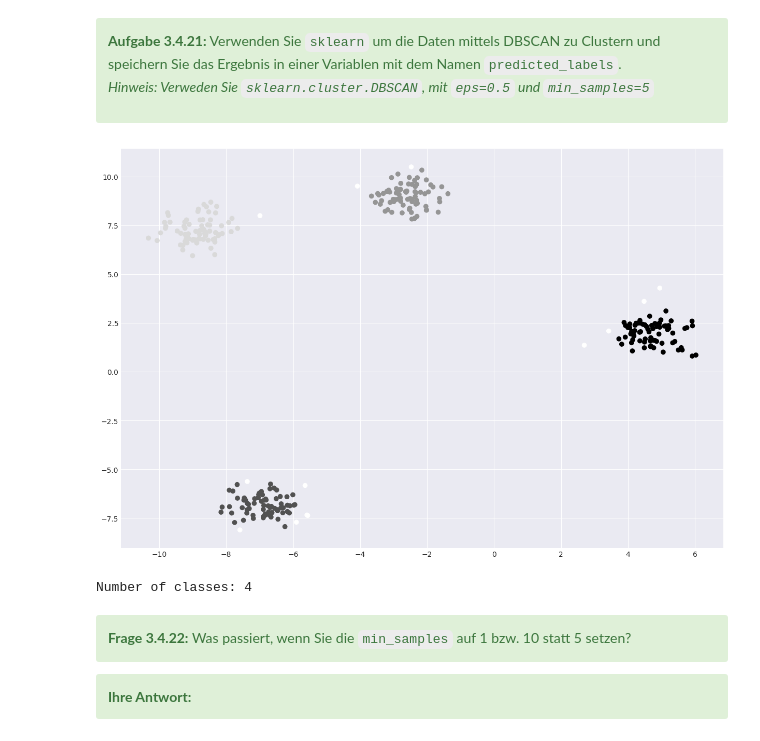
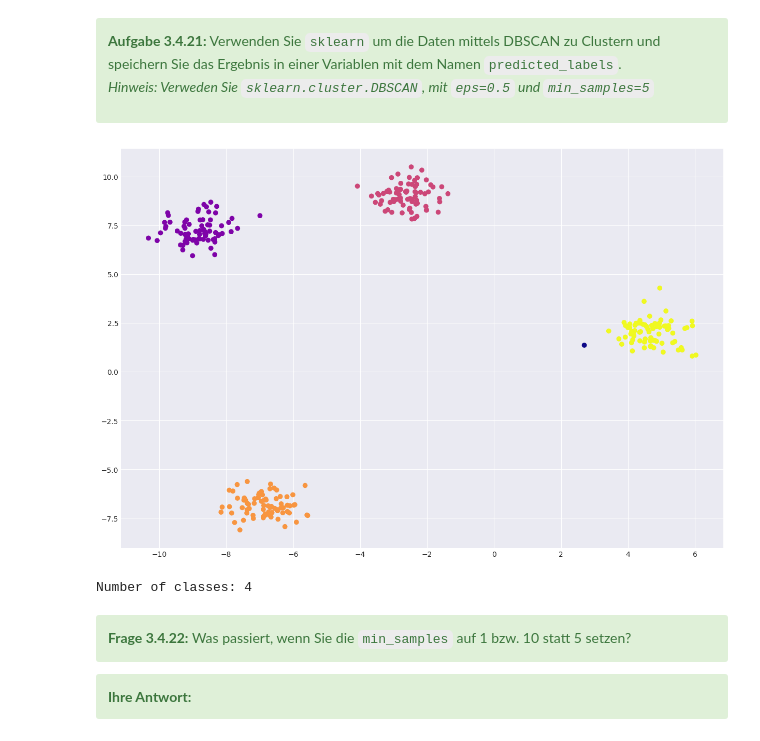
Before and after one commit to noambalul/AMALEA, a Jupyter notebook: Woche 3/4 K-Means-Clustering.ipynb, the cells around one changed output. Cells and saved outputs as stored; diff of their text form; code cells hidden in the pictures.

```diff
--- a/Woche 3/4 K-Means-Clustering.ipynb
+++ b/Woche 3/4 K-Means-Clustering.ipynb
@@ -511,20 +511,19 @@ _Hinweis: Verweden Sie <code>sklearn.cluster.DBSCAN</code>, mit <code>eps=0.5</c
 # %%
 # STUDENT CODE HERE
 from sklearn.cluster import DBSCAN
 
 # DBSCAN mit eps=0.5 und min_samples=5
-dbscan = DBSCAN(eps=0.5, min_samples=5)
+dbscan = DBSCAN(eps=1, min_samples=5)
 dbscan.fit(X_blob)
 predicted_labels = dbscan.labels_
 # STUDENT CODE until HERE
 plt.figure(figsize=(15,10))
 plt.scatter(
-    X_blob[:, 0], X_blob[:, 1], c=predicted_labels
-)
+    X_blob[:, 0], X_blob[:, 1], c=predicted_labels, cmap='plasma')
 plt.show()
 print('Number of classes: {}'.format(len(list(filter(lambda x: x != -1 , set(predicted_labels))))))
 # %% [output]
-[figure, old version]
+[figure, new version]
 Number of classes: 4
 # %% [markdown]
 <div class="alert alert-block alert-success">
```
Also changed, not shown: parts of 1 cell of this notebook.
